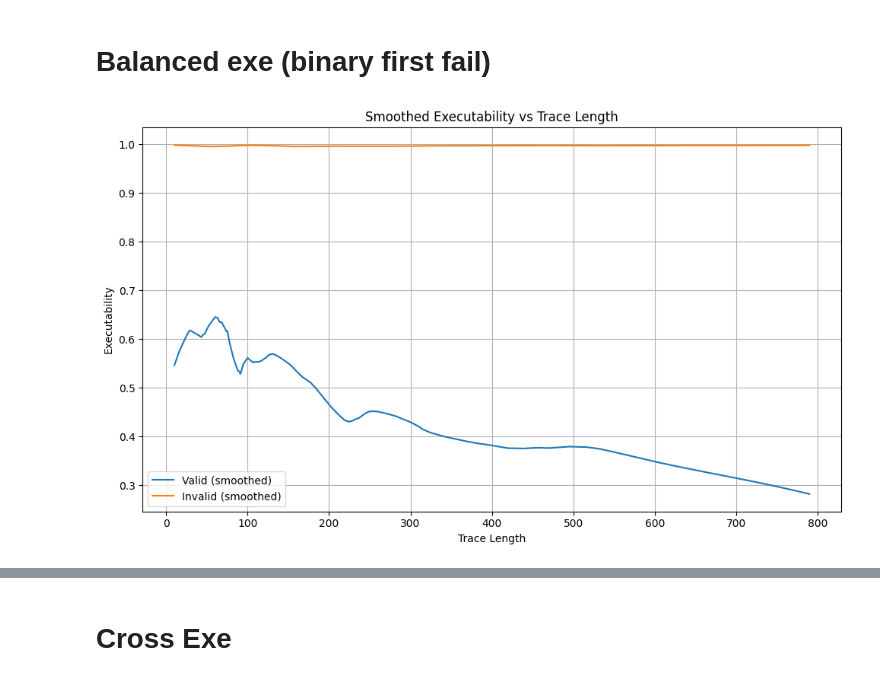
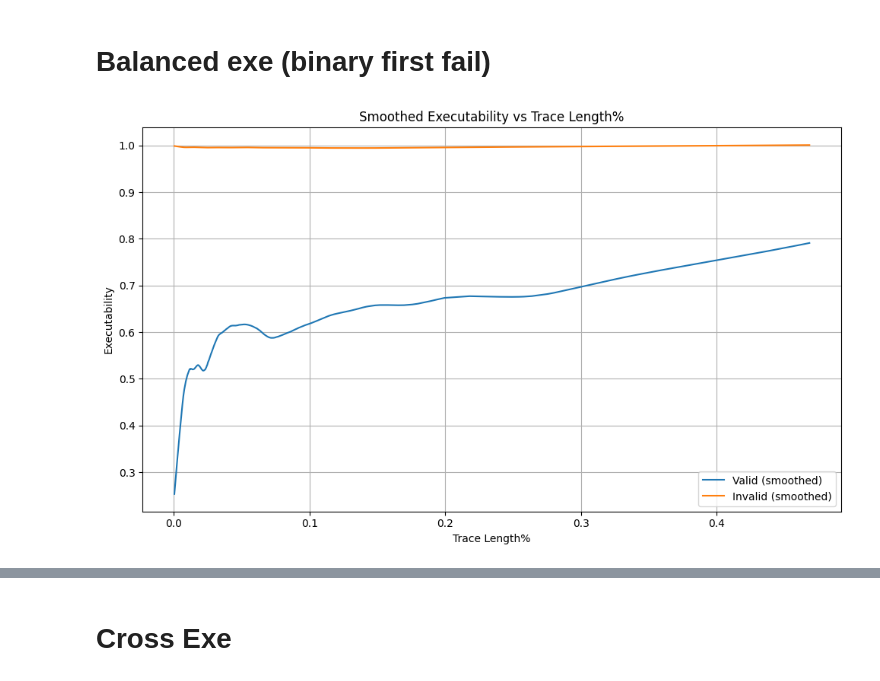
Before and after one commit to utop1an/locm3, a Jupyter notebook: src/examples/plot.ipynb, the cells around one changed output, grey strips where cells are left out. Cells and saved outputs as stored; diff of their text form; code cells hidden in the pictures.

```diff
--- a/src/examples/plot.ipynb
+++ b/src/examples/plot.ipynb
@@ -8,28 +8,28 @@ from statsmodels.nonparametric.smoothers_lowess import lowess
 # %%
 
 
 # Read and clean
 df = pd.read_csv('balanced_binary_exe.csv')
 df.columns = df.columns.str.strip()
-df = df.sort_values(by='len')
+df = df.sort_values(by='len%')
 
 # Apply LOWESS
-valid_smoothed = lowess(df['valid_exe'], df['len'], frac=0.3)
-invalid_smoothed = lowess(df['invalid_exe'], df['len'], frac=0.3)
+valid_smoothed = lowess(df['valid_exe'], df['len%'], frac=0.3)
+invalid_smoothed = lowess(df['invalid_exe'], df['len%'], frac=0.3)
 
 # Plot
 plt.figure(figsize=(10, 6))
 plt.plot(valid_smoothed[:, 0], valid_smoothed[:, 1], label='Valid (smoothed)')
 plt.plot(invalid_smoothed[:, 0], invalid_smoothed[:, 1], label='Invalid (smoothed)')
-plt.xlabel("Trace Length")
+plt.xlabel("Trace Length%")
 plt.ylabel("Executability")
-plt.title("Smoothed Executability vs Trace Length")
+plt.title("Smoothed Executability vs Trace Length%")
 plt.legend()
 plt.grid(True)
 plt.tight_layout()
 plt.show()
 # %% [output]
-[figure, old version]
+[figure, new version]
 # %%
 
 
```
Also changed, not shown: parts of 6 cells of this notebook, 17 other files.
